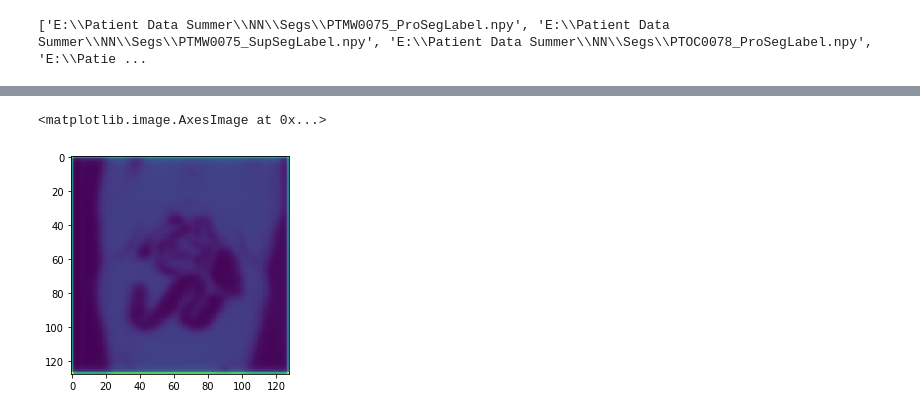
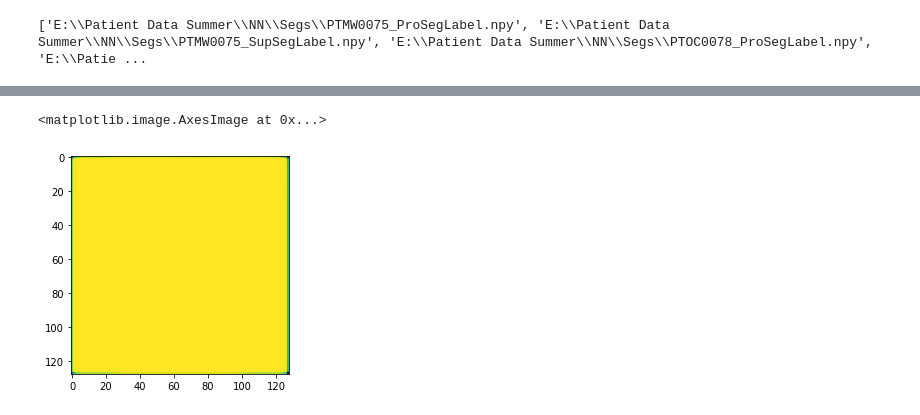
Before and after one commit to SlicerIGT/aigt, a Jupyter notebook: Notebooks/Segmentation3d/AutoSeg.ipynb, the cells around one changed output, grey strips where cells are left out. Cells and saved outputs as stored; diff of their text form; code cells hidden in the pictures.

```diff
--- a/Notebooks/Segmentation3d/AutoSeg.ipynb
+++ b/Notebooks/Segmentation3d/AutoSeg.ipynb
@@ -392,0 +479,4 @@ print(np.shape(y_train))
+# %%
+trainingData=BatchGenerator(np.array(X_train),np.array(y_train),1)
+validationData=BatchGenerator(np.array(X_test),np.array(y_test),1)
+#print(np.shape(trainingData))
@@ -510,7 +612,7 @@ out = Model(inputs=[inp], outputs=[conv10])
 # %%
 #out.compile(optimizer=opt.Adam(lr = 1e-4), loss=dice_coef_loss, metrics=[dice_coef])
 #model does not work with adam optimizer
-out.compile(optimizer=keras.optimizers.SGD(lr = 0.001), loss='binary_crossentropy', metrics=['accuracy'])
+out.compile(optimizer=keras.optimizers.SGD(lr = 0.01), loss='binary_crossentropy', metrics=['accuracy'])
 print(testInput1.shape)
 print(testLabel1.shape)
 print(np.shape(X_train))
@@ -521,5 +623,2 @@ print(np.shape(X_train))
 # %%
-#TODO graph the loss and accuracy
-#TODO tweak epochs, 50 is clearly far too much, maybe try 25?
-out.fit(np.array(X_train),np.array(y_train), batch_size=1, epochs=50, verbose=1)
-print("fitted!")
+#fit1 = out.fit(np.array(X_train),np.array(y_train), batch_size=1, epochs=25, verbose=1)
@@ -543,0 +625,9 @@ fitted!
+# %%
+# QUESTION
+#accuracy tops at 100% VERY early, despite visually not being close to 100%
+#even by segmenting the entire image it would not return an accuracy close to 100%
+out.fit_generator(trainingData,validation_data=validationData, epochs=25, verbose=1)
+print("fitted!")
+
+#out.fit_generator(aug.flow(np.array(X_train)[0,:,:,:,:],np.array(y_train)[0,:,:,:,:],batch_size=2), validation_data=(X_test, y_test),epochs=25, verbose=1, steps_per_epoch=10)
+#print("fitted!")
@@ -640,0 +750,10 @@ plt.imshow(np.array(binaryOutputSeg[0,0,:,80,:]))
+# %%
+# output from running NN on X_test
+# QUESTION
+# how do I address the fact that it seems to be segmenting the entire image
+# is this the fault of not enough samples? I thought the generator's aim was to fix that
+
+plt.imshow(np.array(outputSeg[0,:,85,:,0]))
+# %% [output]
+<matplotlib.image.AxesImage at 0x...>
+[figure, added]
@@ -641,7 +762,4 @@ plt.imshow(np.array(binaryOutputSeg[0,0,:,80,:]))
 # %%
-# output from running NN on X_test
-
-plt.imshow(np.array(outputSeg[0,0,:,80,:]))
+# output from running NN on y_test
+#aka output segmentation before binarization
+plt.imshow(np.array(outputSeg2[0,:,85,:,0]))
-# %% [output]
-<matplotlib.image.AxesImage at 0x...>
-[figure, removed]
```
Also changed, not shown: parts of 34 cells of this notebook.
